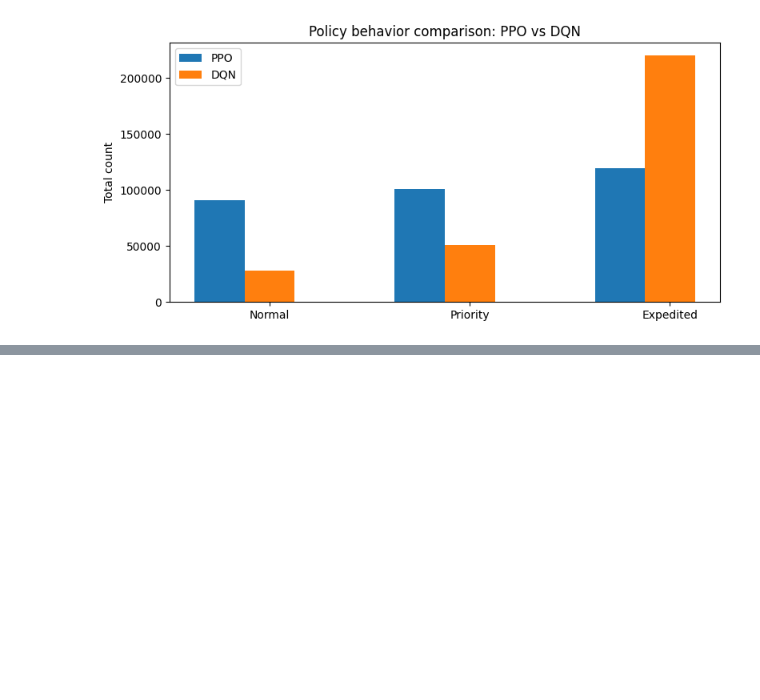
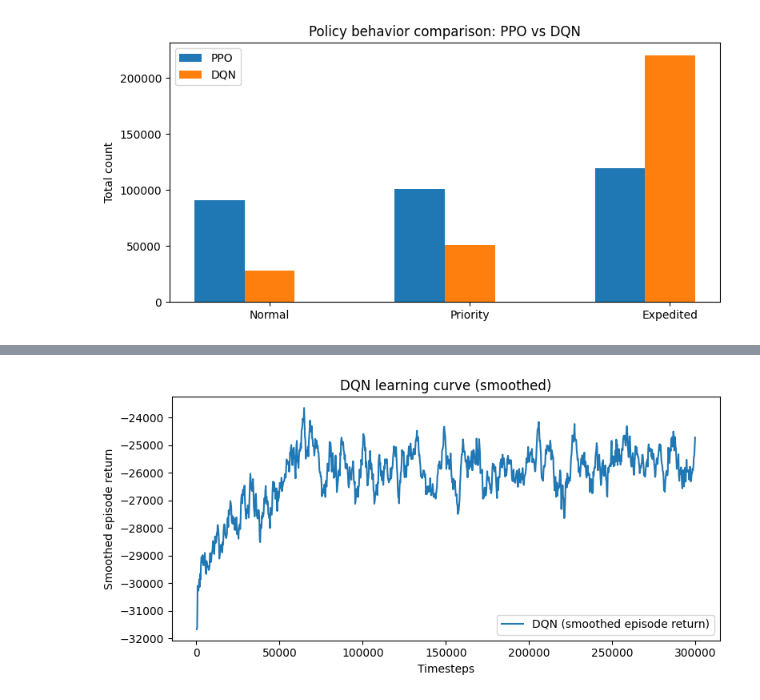
Before and after one commit to Kegmar/vrpp, a Jupyter notebook: outputs/combined_analysis.ipynb, the cells around one changed output, grey strips where cells are left out. Saved outputs shown, nothing was run; the diff lists cells and outputs as text; code cells hidden in the pictures; blank space fills up the shorter version.

```diff
--- a/outputs/combined_analysis.ipynb
+++ b/outputs/combined_analysis.ipynb
@@ -149,0 +167,25 @@ plt.show()
+# %%
+# DQN smoothed learning curve
+dqn_ep = dqn_ep.sort_values("timesteps").copy()
+
+dqn_ep["reward_smooth"] = (
+    dqn_ep["episode_return"]
+    .rolling(window=10, min_periods=1)
+    .mean()
+)
+
+plt.figure(figsize=(8, 4))
+plt.plot(
+    dqn_ep["timesteps"],
+    dqn_ep["reward_smooth"],
+    label="DQN (smoothed episode return)"
+)
+
+plt.xlabel("Timesteps")
+plt.ylabel("Smoothed episode return")
+plt.title("DQN learning curve (smoothed)")
+plt.legend()
+plt.tight_layout()
+plt.show()
+# %% [output]
+[figure, added]
```
Also changed, not shown: parts of 10 cells of this notebook.
